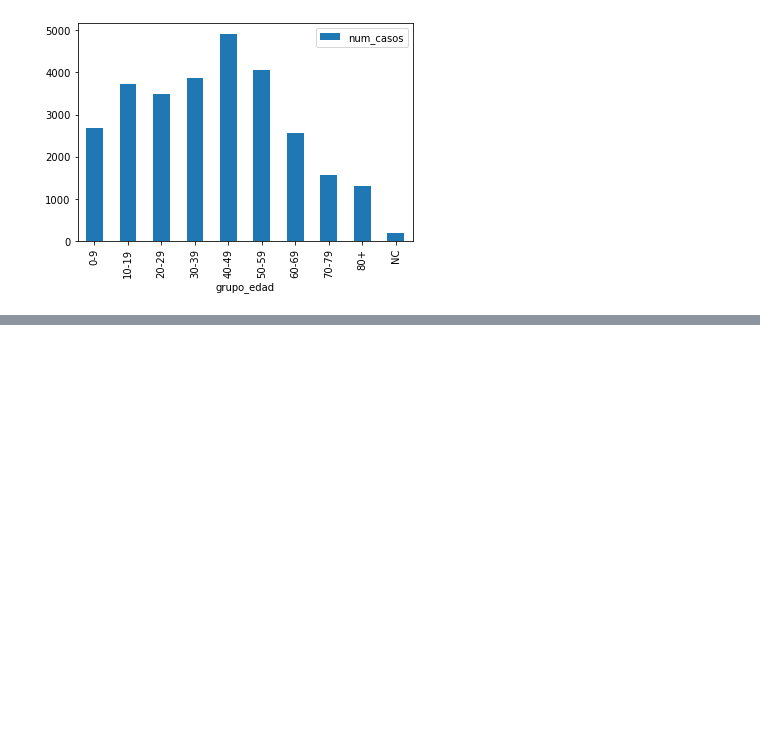
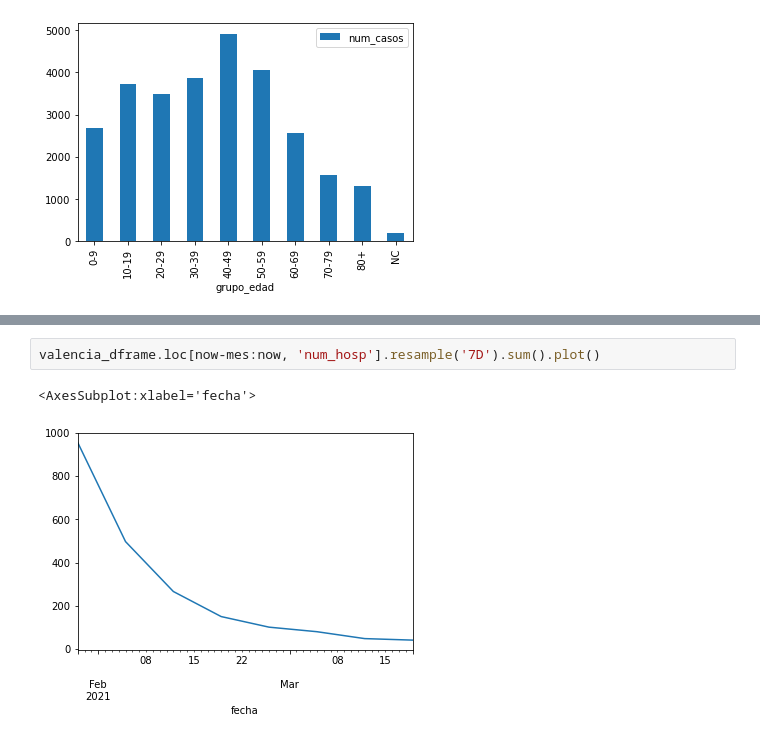
Before and after one commit to JoseBlanca/py_industriales, a Jupyter notebook: covid/con_jupyter/analysis_con_pandas.ipynb, the cells around one changed output, grey strips where cells are left out. Drawn from its saved outputs; the diff is of its cells as text; blank space fills up the shorter version.

```diff
--- a/covid/con_jupyter/analysis_con_pandas.ipynb
+++ b/covid/con_jupyter/analysis_con_pandas.ipynb
@@ -135,0 +177,5 @@ casos_por_provincia.plot.bar()
+# %%
+valencia_dframe.loc[now-mes:now, 'num_hosp'].resample('7D').sum().plot()
+# %% [output]
+<AxesSubplot:xlabel='fecha'>
+[figure, added]
```
Also changed, not shown: parts of 11 cells of this notebook, 3 other files.
